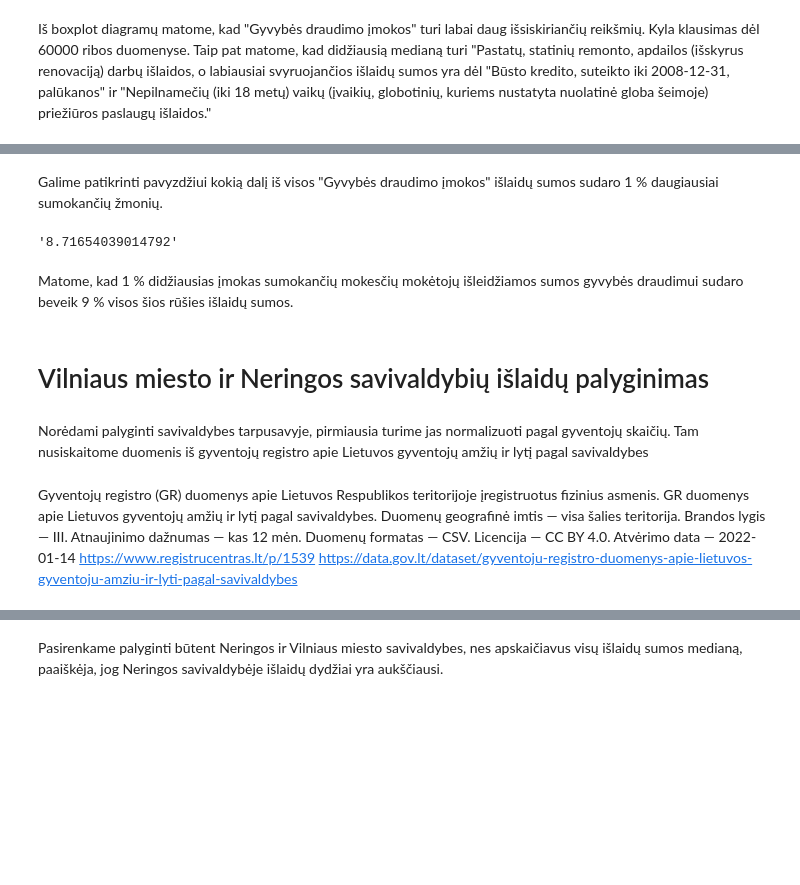
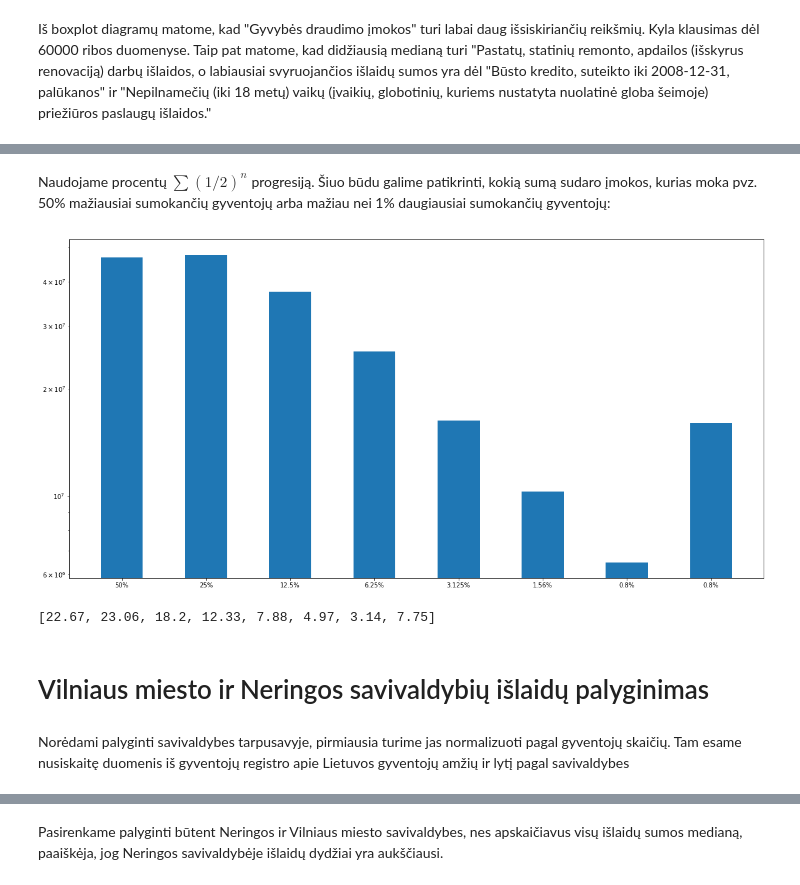
Before and after one commit to atviriduomenys/notebooks, a Jupyter notebook: datasets/gov/vmi/gyventoju_islaidos/vmi.ipynb, the cells around one changed output, grey strips where cells are left out. Cells and saved outputs as stored; diff of their text form; code cells hidden in the pictures; blank space fills up the shorter version.

Commit message:
VMI: pataisyta pagal komentarus

```diff
--- a/datasets/gov/vmi/gyventoju_islaidos/vmi.ipynb
+++ b/datasets/gov/vmi/gyventoju_islaidos/vmi.ipynb
@@ -111,3 +128,0 @@ Brėžiame diagramą, kuri vaizduoja "Gyvybės draudimo įmokos" sumas ir jų da
-# %%
-mpl.rc('figure', figsize=(20,10))
-rūšis_islaidos['suma'].plot.hist(bins = 100, logy = True, color='y', grid = True)
@@ -132,20 +129,57 @@ percentage(count_row_gd, count_row_visos)
-# %% [markdown]
-Galime patikrinti pavyzdžiui kokią dalį iš visos "Gyvybės draudimo įmokos" išlaidų sumos sudaro 1 % daugiausiai sumokančių žmonių.
-# %%
-islaidos_all = islaidos_gyv_draud['suma'].sum()
-islaidos_isl = isl['suma'].sum()
-islaidos_m_isl = m_isl['suma'].sum()
-count_row_visos = islaidos_all
-count_row_gd = islaidos_isl
-def percentage(part, whole):
- Percentage = 100 * float(part)/float(whole)
- return str(Percentage)
-percentage(count_row_gd, count_row_visos)
-# %% [output]
-'8.71654039014792'
-# %% [markdown]
-Matome, kad 1 % didžiausias įmokas sumokančių mokesčių mokėtojų išleidžiamos sumos gyvybės draudimui sudaro beveik 9 % visos šios rūšies išlaidų sumos.
+# %% [markdown]
+Naudojame procentų $\sum(1/2)^n$ progresiją. Šiuo būdu galime patikrinti, kokią sumą sudaro įmokos, kurias moka pvz. 50% mažiausiai sumokančių gyventojų arba mažiau nei 1% daugiausiai sumokančių gyventojų:
+# %%
+rusis_islaidos = islaidos.loc[islaidos['pavadinimas'] == 'Gyvybės draudimo įmokos.']
+
+_50H = rusis_islaidos.sort_values('suma', ascending = True).head(round(0.5*len(rusis_islaidos)))
+a = _50H['suma'].sum()
+_50T = rusis_islaidos.sort_values('suma', ascending = True).tail(round(0.5*len(rusis_islaidos)))
+
+_25H =_50T.sort_values('suma', ascending = True).head(round(0.5*len(_50T)))
+b = _25H['suma'].sum()
+_25T = _50T.sort_values('suma', ascending = True).tail(round(0.5*len(_50T)))
+
+_12_5H = _25T.sort_values('suma', ascending = True).head(round(0.5*len(_25T)))
+c = _12_5H['suma'].sum()
+_12_5T = _25T.sort_values('suma', ascending = True).tail(round(0.5*len(_25T)))
+
+_6_25H = _12_5T.sort_values('suma', ascending = True).head(round(0.5*len(_12_5T)))
+d = _6_25H['suma'].sum()
+_6_25T = _12_5T.sort_values('suma', ascending = True).tail(round(0.5*len(_12_5T)))
+
+_3_125H = _6_25T.sort_values('suma', ascending = True).head(round(0.5*len(_6_25T)))
+e = _3_125H['suma'].sum()
+_3_125T = _6_25T.sort_values('suma', ascending = True).tail(round(0.5*len(_6_25T)))
+
+_1_56H = _3_125T.sort_values('suma', ascending = True).head(round(0.5*len(_3_125T)))
+f = _1_56H['suma'].sum()
+_1_56T = _3_125T.sort_values('suma', ascending = True).tail(round(0.5*len(_3_125T)))
+
+_0_8H = _1_56T.sort_values('suma', ascending = True).head(round(0.5*len(_1_56T)))
+g = _0_8H['suma'].sum()
+
+_0_8T = _1_56T.sort_values('suma', ascending = True).tail(round(0.5*len(_1_56T)))
+h = _0_8T['suma'].sum()
+# %%
+fig = plt.figure()
+s = fig.add_subplot(111)
+s.bar([1, 2, 3, 4, 5, 6, 7, 8], [a, b, c, d, e, f, g, h], width=.5, log = True)
+# plt.ticklabel_format(style = 'plain')
+plt.xticks((1, 2, 3, 4, 5, 6, 7, 8), ('50%', '25%', '12.5%', '6.25%', '3.125%', '1.56%', '0.8%', '0.8%'))
+plt.show()
+# %% [output]
+[figure, added]
+# %%
+ciklui = rusis_islaidos.sort_values( by = 'suma', ascending = True)
+procentams = [a, b, c, d, e, f, g, h]
+percentage = []
+for i in procentams:
+    pct = (i / ciklui['suma'].sum()) * 100
+    percentage.append(round(pct,2))
+print(percentage)
+# %% [output]
+[22.67, 23.06, 18.2, 12.33, 7.88, 4.97, 3.14, 7.75]
 # %% [markdown]
 # Vilniaus miesto ir Neringos savivaldybių išlaidų palyginimas
 # %% [markdown]
-Norėdami palyginti savivaldybes tarpusavyje, pirmiausia turime jas normalizuoti pagal gyventojų skaičių. Tam nusiskaitome duomenis iš gyventojų registro apie Lietuvos gyventojų amžių ir lytį pagal savivaldybes
+Norėdami palyginti savivaldybes tarpusavyje, pirmiausia turime jas normalizuoti pagal gyventojų skaičių. Tam esame nusiskaitę duomenis iš gyventojų registro apie Lietuvos gyventojų amžių ir lytį pagal savivaldybes
@@ -154,4 +185,0 @@ rc = pd.read_csv("data/datasets/gov/rc/gr/01_gr_open_amzius_lytis_pilietybes_sav
-# %% [markdown]
-Gyventojų registro (GR) duomenys apie Lietuvos Respublikos teritorijoje įregistruotus fizinius asmenis. GR duomenys apie Lietuvos gyventojų amžių ir lytį pagal savivaldybes. Duomenų geografinė imtis — visa šalies teritorija. Brandos lygis — III. Atnaujinimo dažnumas — kas 12 mėn. Duomenų formatas — CSV. Licencija — CC BY 4.0. Atvėrimo data — 2022-01-14
-https://www.registrucentras.lt/p/1539
-https://data.gov.lt/dataset/gyventoju-registro-duomenys-apie-lietuvos-gyventoju-amziu-ir-lyti-pagal-savivaldybes
```
Also changed, not shown: parts of 27 cells of this notebook, 1 other file.
